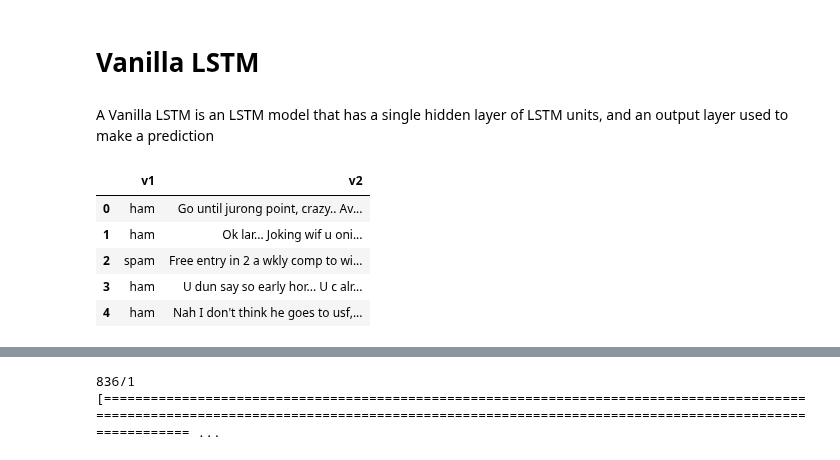
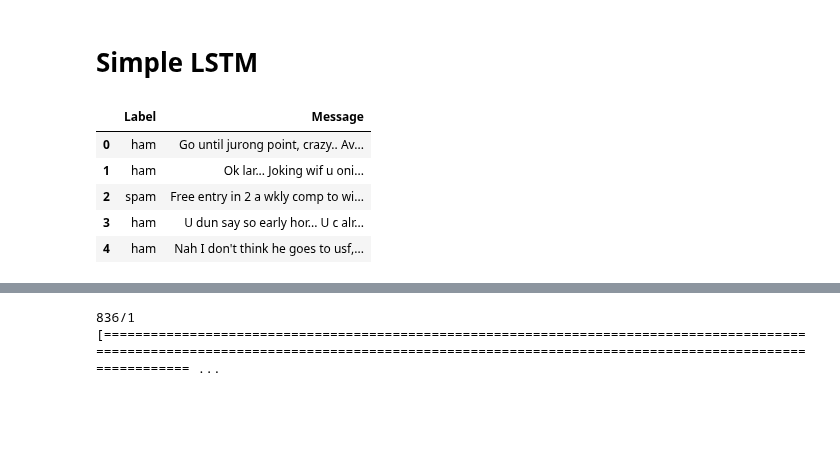
Before and after one commit to ECS171-Project/Final-project, a Jupyter notebook: LSTM.ipynb, the cells around one changed output, grey strips where cells are left out. Cells and saved outputs as stored; diff of their text form; code cells hidden in the pictures; blank space fills up the shorter version.

```diff
--- a/LSTM.ipynb
+++ b/LSTM.ipynb
@@ -16,14 +16,15 @@ from keras.utils import to_categorical
 from tensorflow.keras.callbacks import EarlyStopping
 %matplotlib inline
 # %% [markdown]
-# Vanilla LSTM
+# Simple LSTM
-# %% [markdown]
-A Vanilla LSTM is an LSTM model that has a single hidden layer of LSTM units, and an output layer used to make a prediction
 # %%
+#Import dataset
+colnames = ['Label', 'Message']
 df = pd.read_csv('spam.csv', usecols = [0,1], encoding='latin-1')
+df.rename(columns={'v1': 'Label', 'v2':'Message'}, inplace=True)
 df.head()
 # %% [output]
-|  | v1 | v2 |
+|  | Label | Message |
 | 0 | ham | Go until jurong point, crazy.. Av... |
 | 1 | ham | Ok lar... Joking wif u oni... |
 | 2 | spam | Free entry in 2 a wkly comp to wi... |
```
Also changed, not shown: parts of 15 cells of this notebook.
